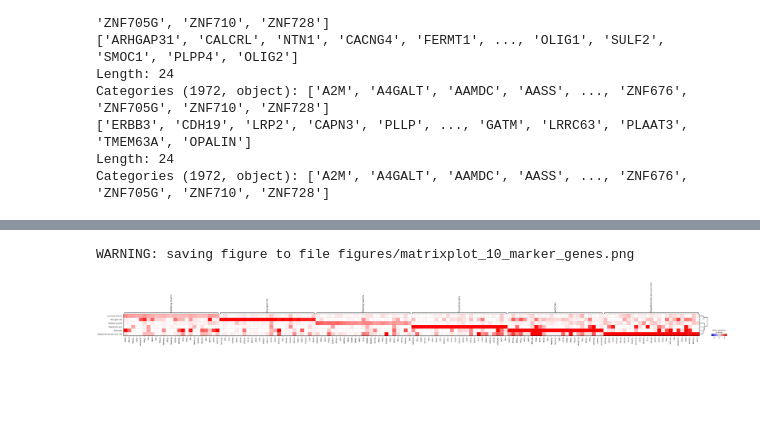
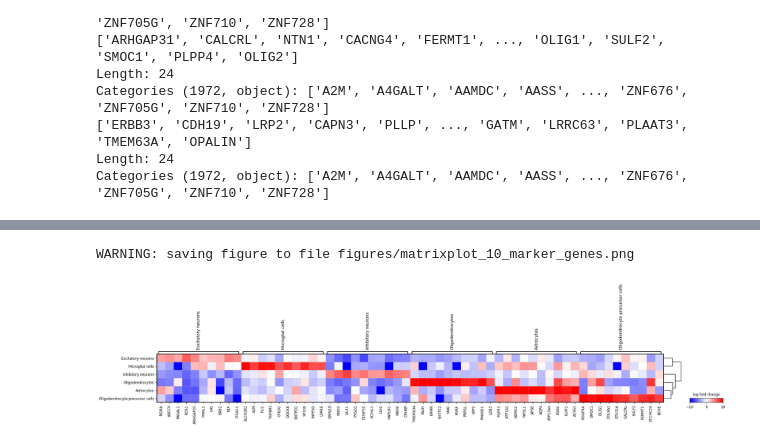
Before and after one commit to AlexAdrian-Hamazaki/Pseudobulk_Function_Pipeline, a Jupyter notebook: bin/deconvolutingBulk/bin/notebooks/scanpy_get_markers.ipynb, the cells around one changed output, grey strips where cells are left out. Drawn from its saved outputs; the diff is of its cells as text; code cells hidden in the pictures; blank space fills up the shorter version.

```diff
--- a/bin/deconvolutingBulk/bin/notebooks/scanpy_get_markers.ipynb
+++ b/bin/deconvolutingBulk/bin/notebooks/scanpy_get_markers.ipynb
@@ -101,5 +101,14 @@ markers_hgnc.to_csv("../../data/brain_marker_genes_hgnc.csv")
 # %%
-axs = sc.pl.rank_genes_groups_matrixplot(adata, n_genes=25, use_raw=False, vmin=-3, vmax=3, cmap='bwr', gene_symbols = 'hgnc_symbol', save = '25_marker_genes.png')
+axs = sc.pl.rank_genes_groups_matrixplot(adata,
+                                         n_genes=10,
+                                         use_raw=False,
+										    vmin=-10,
+   										 vmax=10,
+                                         cmap='bwr',
+                                         values_to_plot='logfoldchanges',
+                                         gene_symbols = 'hgnc_symbol',
+										colorbar_title='log fold change',
+                                         save = '10_marker_genes.png')
 # %% [output]
 WARNING: saving figure to file figures/matrixplot_10_marker_genes.png
-[figure, old version]
+[figure, new version]
```
Also changed, not shown: parts of 3 cells of this notebook, 6 other files.
